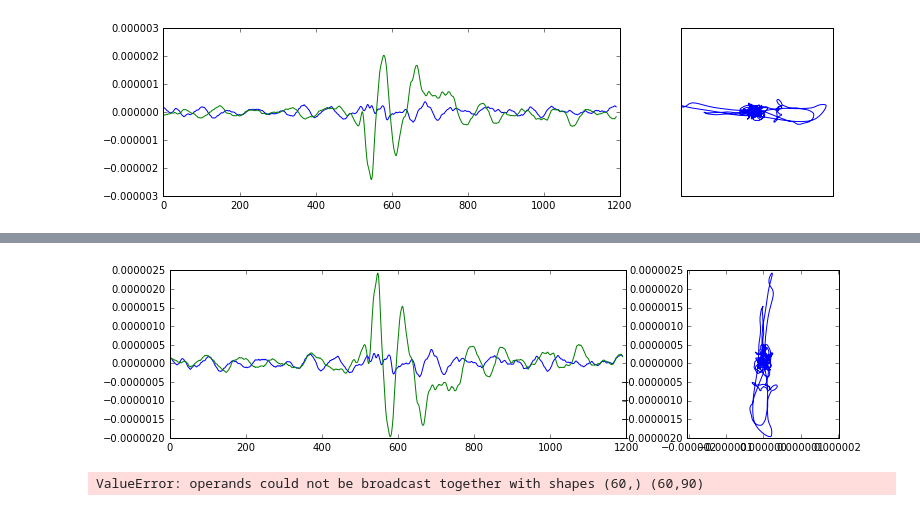
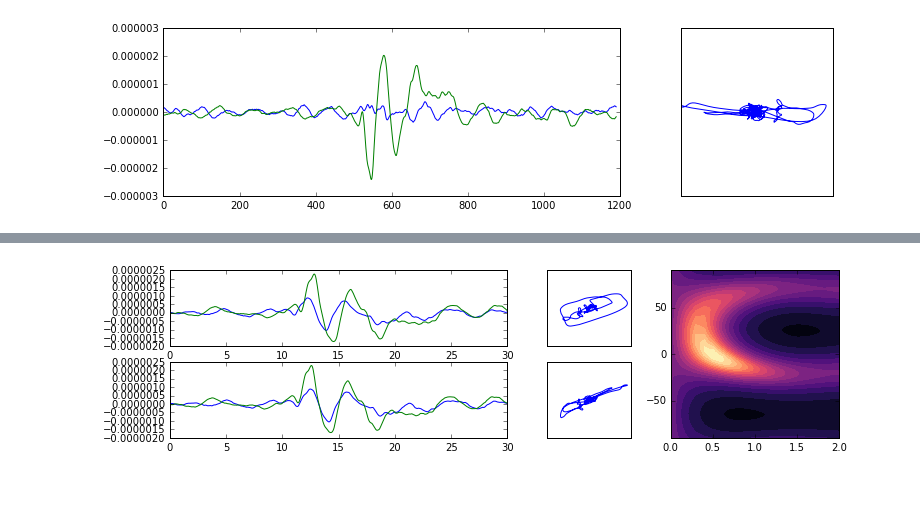
Before and after one commit to JackWalpole/splitwavepy, a Jupyter notebook: devel/Work_with_obspy.ipynb, the cells around one changed output, grey strips where cells are left out. Saved outputs shown, nothing was run; the diff lists cells and outputs as text; code cells hidden in the pictures.

Commit message:
fix bug in EigenM and update obspy notebook

```diff
--- a/devel/Work_with_obspy.ipynb
+++ b/devel/Work_with_obspy.ipynb
@@ -109,10 +105,12 @@ N.plot(vals=N.lam1)
-# %%
-N.data_corr.plot()
-# %% [output]
-[figure, removed]
-# %%
-
-squashlag = np.sum(M.lam1/M.lam2,axis=1)
-squashfast = np.sum(squashlag*(M.lam1/M.lam2),axis=0)
-# %% [output]
-ValueError: operands could not be broadcast together with shapes (60,) (60,90)
+# %%
+stne = stf.select(component="[E,N]").copy()
+stne.trim(skstime-30,skstime+30)
+delta = stne[0].stats.delta
+
+tlags = np.linspace(0,2,40)
+degs = np.linspace(-90,90,90)
+M = s.EigenM(stne[1],stne[0],delta=delta,tlags=tlags,degs=degs)
+# M = s.EigenM(stne[1],stne[0],delta=delta)
+M.plot()
+# %% [output]
+[figure, added]
```
Also changed, not shown: parts of 5 cells of this notebook, 1 other file.
